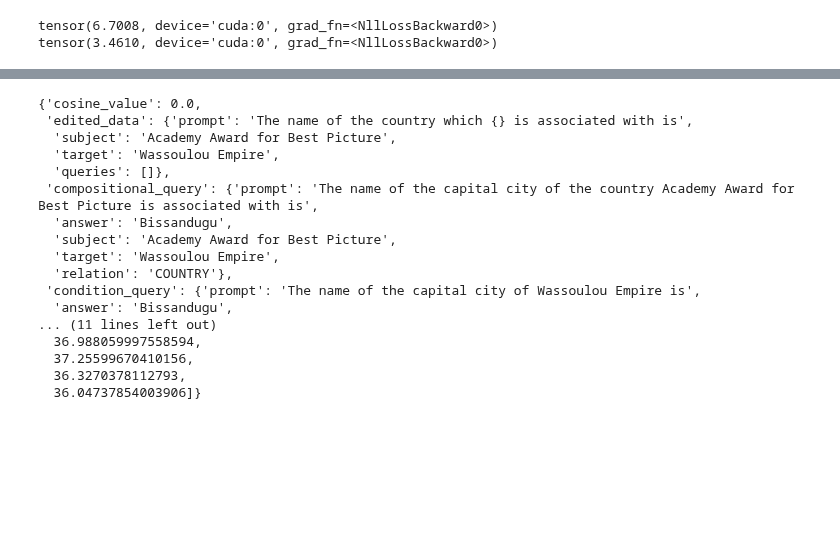
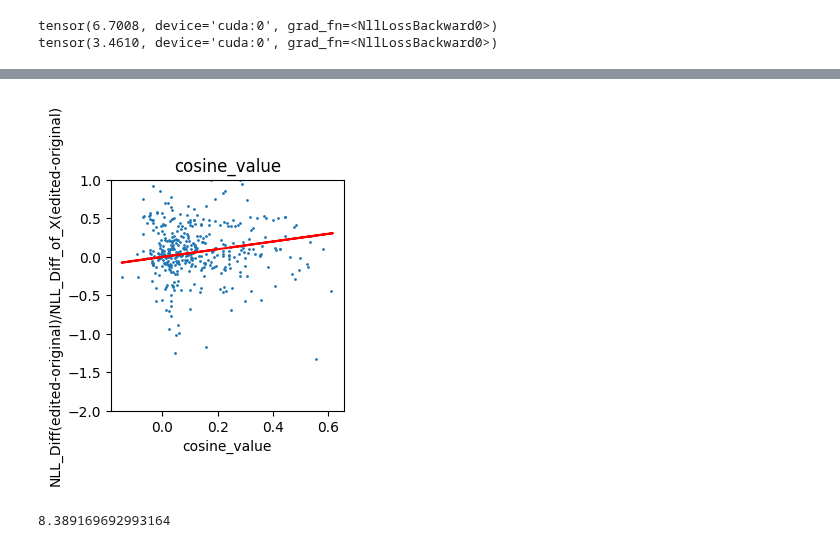
Before and after one commit to JiaxinQin0814/Ripple_Effect_Analysis, a Jupyter notebook: factors_experiments/knowledge_distribution_NLL.ipynb, the cells around one changed output, grey strips where cells are left out. Cells and saved outputs as stored; diff of their text form; code cells hidden in the pictures; blank space fills up the shorter version.

```diff
--- a/factors_experiments/knowledge_distribution_NLL.ipynb
+++ b/factors_experiments/knowledge_distribution_NLL.ipynb
@@ -269,20 +161,48 @@ tensor(3558., device='cuda:5', dtype=torch.float16)
-# %%
-inner_product_results[7]
-# %% [output]
-{'cosine_value': 0.0,
- 'edited_data': {'prompt': 'The name of the country which {} is associated with is',
-  'subject': 'Academy Award for Best Picture',
-  'target': 'Wassoulou Empire',
-  'queries': []},
- 'compositional_query': {'prompt': 'The name of the capital city of the country Academy Award for Best Picture is associated with is',
-  'answer': 'Bissandugu',
-  'subject': 'Academy Award for Best Picture',
-  'target': 'Wassoulou Empire',
-  'relation': 'COUNTRY'},
- 'condition_query': {'prompt': 'The name of the capital city of Wassoulou Empire is',
-  'answer': 'Bissandugu',
-... (11 lines left out)
-  36.988059997558594,
-  37.25599670410156,
-  36.3270378112793,
-  36.04737854003906]}
+# %%
+original_NLL_path = "/home/qjx0814/Ripple_Effect_Analysis/factors_experiments/results/negation_result_original_queries.json"
+with open(original_NLL_path,"r") as json_file:
+    original_NLL_results = json.load(json_file)
+over_all_result_path = "/home/qjx0814/Ripple_Effect_Analysis/factors_experiments/results/over_all_cosine_results_fp6450-100.json"
+with open(over_all_result_path,"r") as json_file:
+    over_all_results = json.load(json_file)
+# %%
+index = 50
+for one in over_all_results:
+    if one['edited_data']['prompt'].replace ("{}",one['edited_data']['subject']) == original_NLL_results[index]['prompt']:
+        one['X_edited_NLL'] = original_NLL_results[index]['edited_NLL']
+        one['X_before_NLL'] = original_NLL_results[index]['before_NLL']
+    else:
+        index = index+1
+        one['X_edited_NLL'] = original_NLL_results[index]['edited_NLL']
+        one['X_before_NLL'] = original_NLL_results[index]['before_NLL']
+# %%
+x = np.array([(one['cosine_value']) for one in over_all_results])
+y = np.array([(min(one['NLL'])-min(one['orginal_NLL']))/(one['X_edited_NLL']-one['X_before_NLL']) for one in over_all_results])
+# y = np.array([min(one['NLL']) for one in inner_product_results])
+# y = np.array([one['NLL'][0]-min(one['orginal_NLL'] for one in inner_product_results])
+
+plt.figure(figsize=(3,3))
+
+
+# Perform linear regression: slope, intercept
+slope, intercept, r_value, p_value, std_err = stats.linregress(x, y)
+
+# Create the line of best fit
+line = slope * x + intercept
+
+plt.plot(x, line, color='red')
+
+# Show the plot
+plt.scatter(x,y,s=1)
+plt.xlabel("cosine_value")
+plt.ylabel("NLL_Diff(edited-original)/NLL_Diff_of_X(edited-original)")
+plt.ylim(-2,1)
+
+plt.title(f"cosine_value")
+plt.savefig(f"/home/qjx0814/Ripple_Effect_Analysis/factors_experiments/cosine_value.png")
+# %% [output]
+[figure, added]
+# %%
+over_all_results[0]['X_edited_NLL']
+# %% [output]
+8.389169692993164
```
Also changed, not shown: parts of 12 cells of this notebook, 15 other files.
